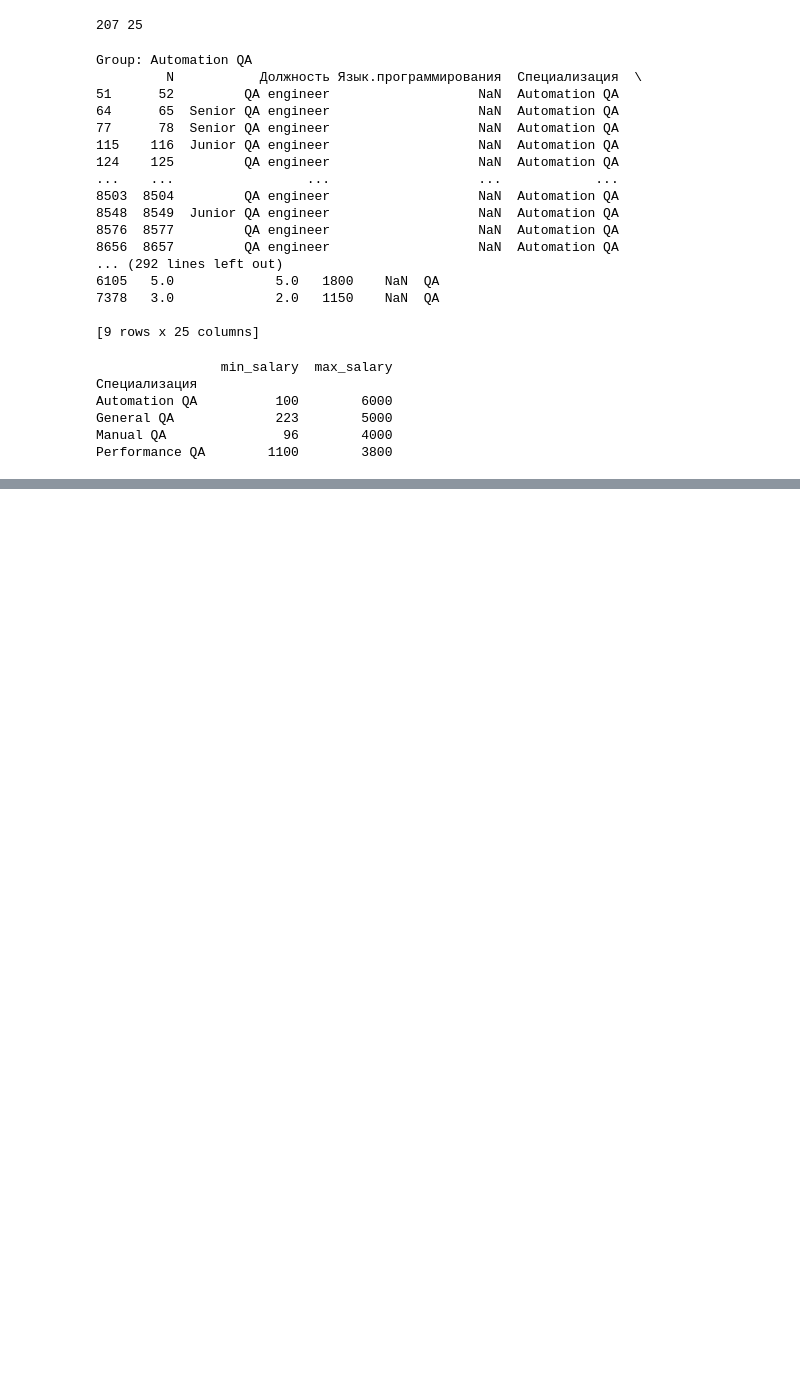
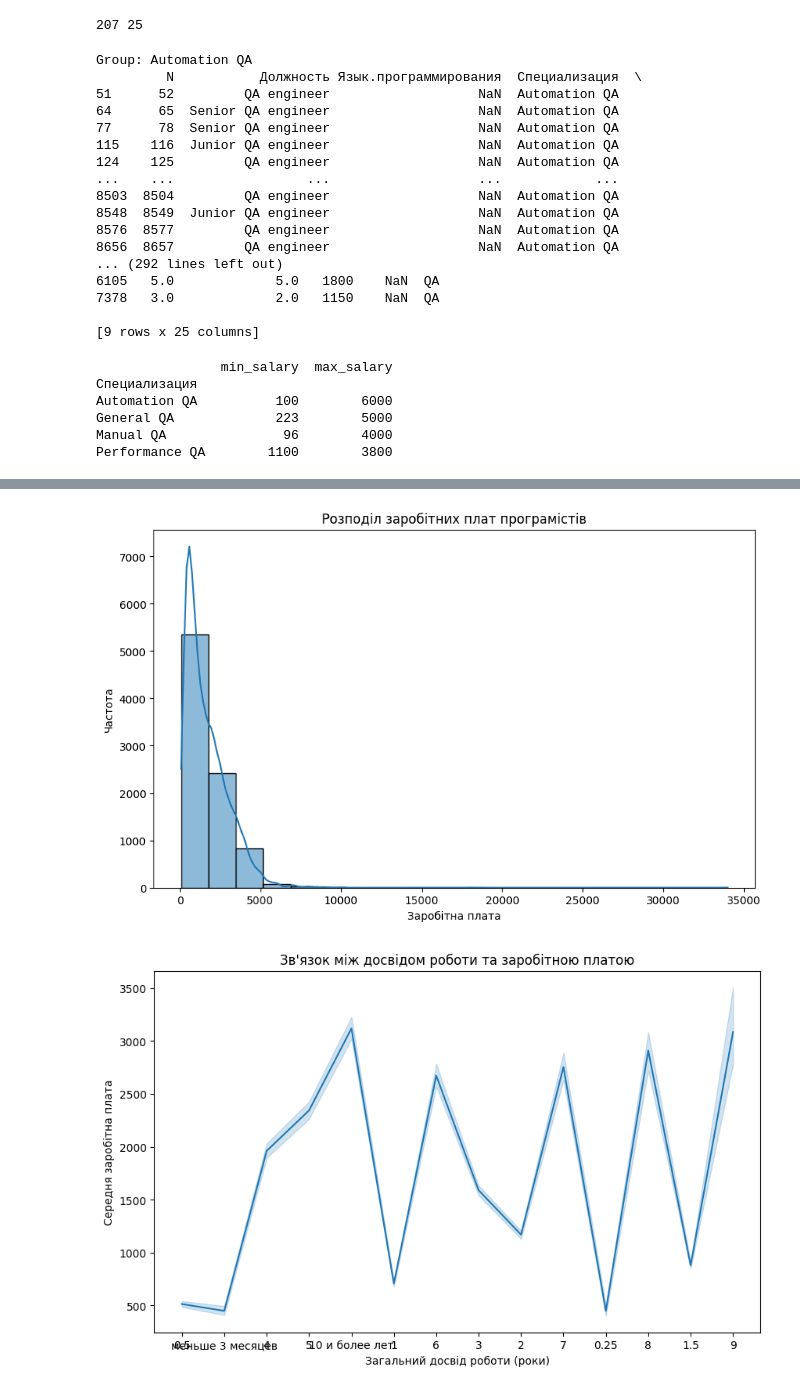
Before and after one commit to RomanTutskyi/Hw2, a Jupyter notebook: Hw2.2.ipynb, the cells around one changed output, grey strips where cells are left out. Drawn from its saved outputs; the diff is of its cells as text; code cells hidden in the pictures; blank space fills up the shorter version.

```diff
--- a/Hw2.2.ipynb
+++ b/Hw2.2.ipynb
@@ -303,0 +293,28 @@ description.to_csv('description.csv')
+# %%
+import matplotlib.pyplot as plt
+import seaborn as sns
+
+plt.figure(figsize=(10, 6))
+sns.histplot(data=stats, x='Зарплата.в.месяц', bins=20, kde=True)
+plt.xlabel('Заробітна плата')
+plt.ylabel('Частота')
+plt.title('Розподіл заробітних плат програмістів')
+plt.show()
+
+plt.figure(figsize=(10, 6))
+sns.lineplot(data=stats, x='Общий.опыт.работы', y='Зарплата.в.месяц')
+plt.xlabel('Загальний досвід роботи (роки)')
+plt.ylabel('Середня заробітна плата')
+plt.title('Зв\'язок між досвідом роботи та заробітною платою')
+plt.show()
+
+
+plt.figure(figsize=(10, 6))
+sns.countplot(data=stats, y='Специализация', order=stats['Специализация'].value_counts().index)
+plt.xlabel('Кількість програмістів')
+plt.ylabel('Спеціалізація')
+plt.title('Кількість програмістів за спеціалізацією')
+plt.show()
+# %% [output]
+[figure, added]
+[figure, added]
```
Also changed, not shown: parts of 4 cells of this notebook, 1 other file.
